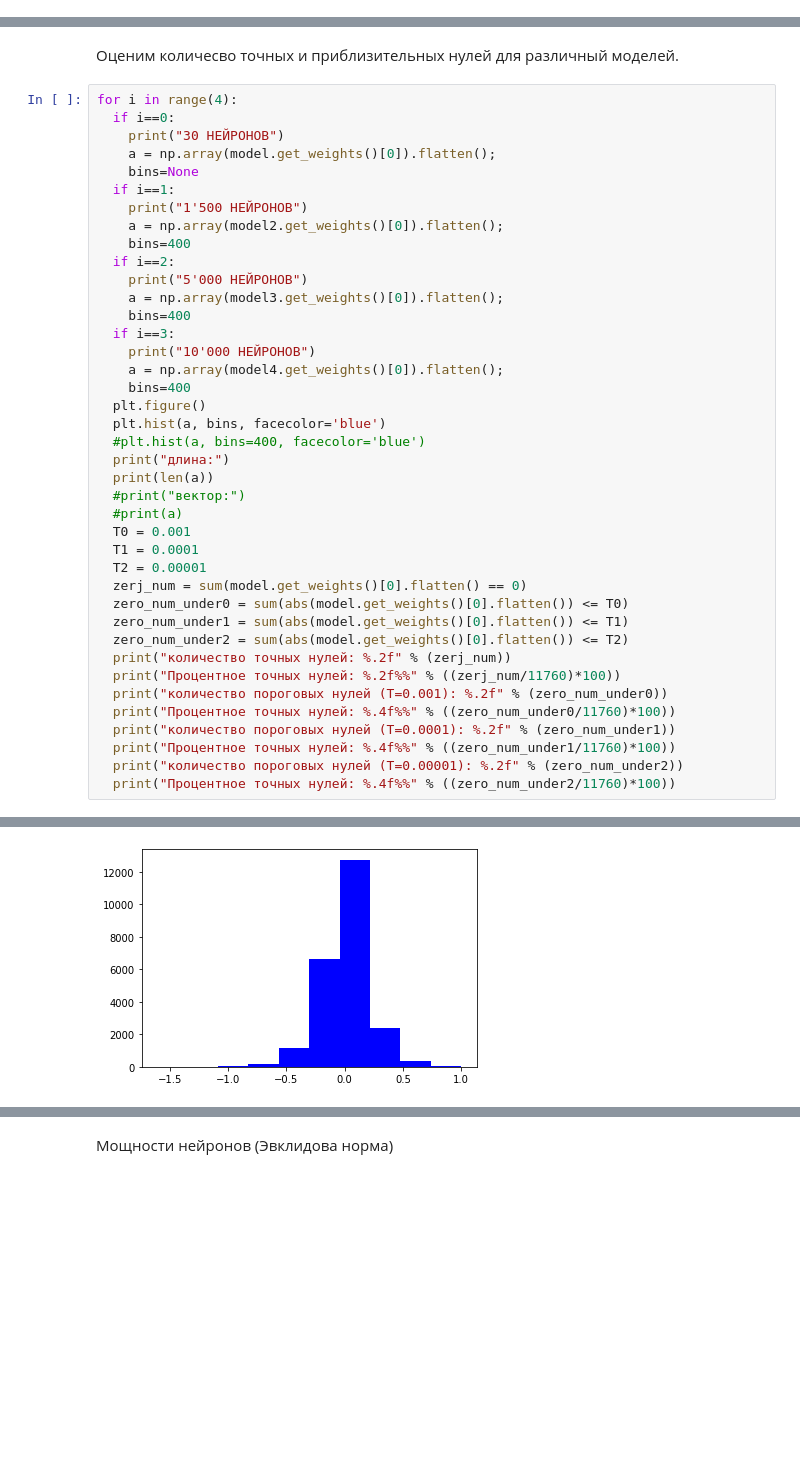
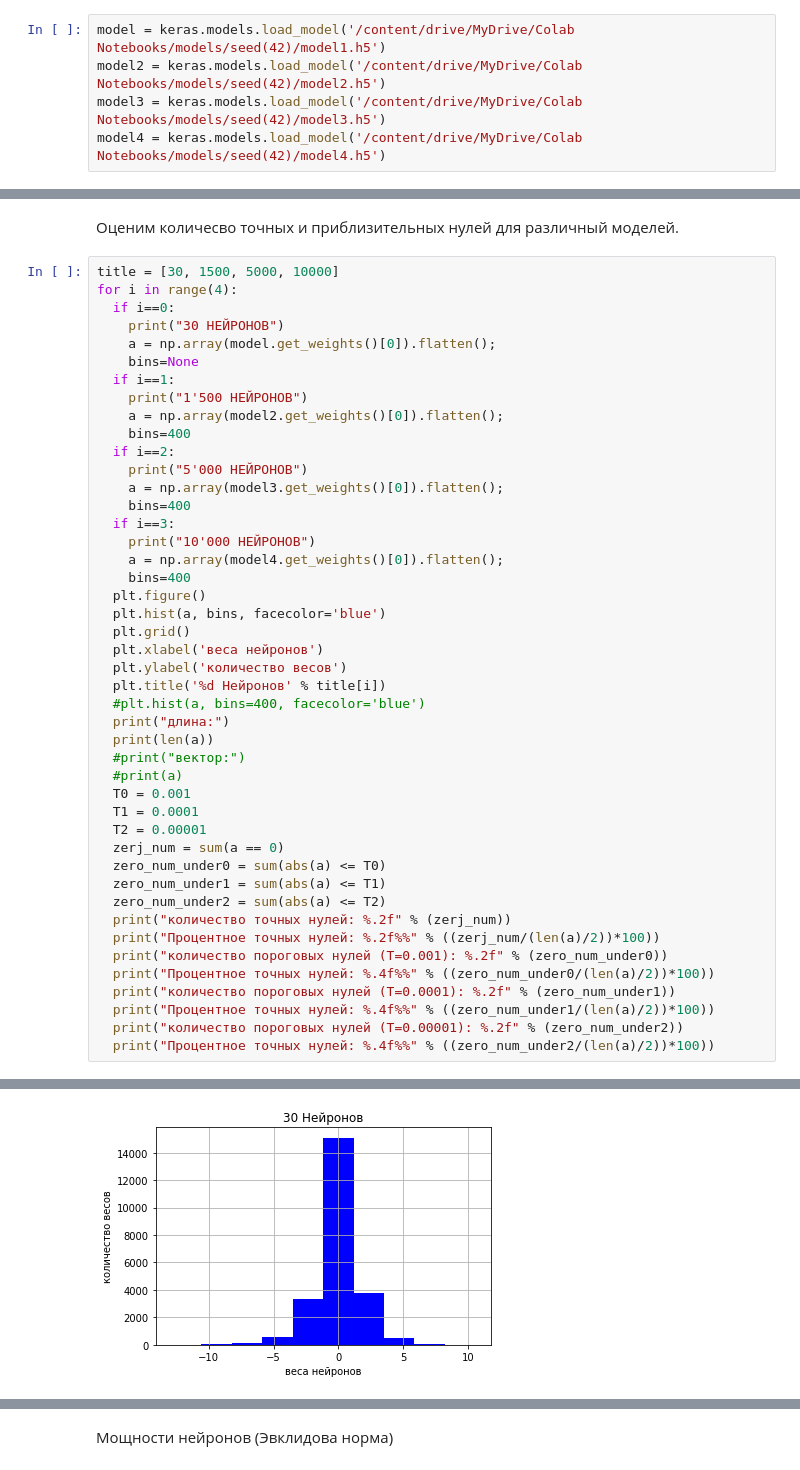
Before and after one commit to helenross636/magic_season, a Jupyter notebook: Load_nets+work_#4.ipynb, the cells around one changed output, grey strips where cells are left out. Saved outputs shown, nothing was run; the diff lists cells and outputs as text; blank space fills up the shorter version.

```diff
--- a/Load_nets+work_#4.ipynb
+++ b/Load_nets+work_#4.ipynb
@@ -18,3 +23,8 @@ model4 = keras.models.load_model('/content/model_10000.h5')
+# %%
+model = keras.models.load_model('/content/drive/MyDrive/Colab Notebooks/models/seed(42)/model1.h5')
+model2 = keras.models.load_model('/content/drive/MyDrive/Colab Notebooks/models/seed(42)/model2.h5')
+model3 = keras.models.load_model('/content/drive/MyDrive/Colab Notebooks/models/seed(42)/model3.h5')
+model4 = keras.models.load_model('/content/drive/MyDrive/Colab Notebooks/models/seed(42)/model4.h5')
 # %% [markdown]
 # **Нейронные сети с различным числом нейронов на скрытом слое [30; 1'500; 5'000; 10'000]**
 # %% [markdown]
@@ -22,6 +32,7 @@ model4 = keras.models.load_model('/content/model_10000.h5')
 # %% [markdown]
 Оценим количесво точных и приблизительных нулей для различный моделей.
 # %%
+title = [30, 1500, 5000, 10000]
 for i in range(4):
   if i==0:
     print("30 НЕЙРОНОВ")
@@ -41,6 +52,10 @@ for i in range(4):
     bins=400
   plt.figure()
   plt.hist(a, bins, facecolor='blue')
+  plt.grid()
+  plt.xlabel('веса нейронов')
+  plt.ylabel('количество весов')
+  plt.title('%d Нейронов' % title[i])
   #plt.hist(a, bins=400, facecolor='blue')
   print("длина:")
   print(len(a))
@@ -49,18 +64,18 @@ for i in range(4):
   T0 = 0.001
   T1 = 0.0001
   T2 = 0.00001
-  zerj_num = sum(model.get_weights()[0].flatten() == 0)
-  zero_num_under0 = sum(abs(model.get_weights()[0].flatten()) <= T0)
-  zero_num_under1 = sum(abs(model.get_weights()[0].flatten()) <= T1)
-  zero_num_under2 = sum(abs(model.get_weights()[0].flatten()) <= T2)
+  zerj_num = sum(a == 0)
+  zero_num_under0 = sum(abs(a) <= T0)
+  zero_num_under1 = sum(abs(a) <= T1)
+  zero_num_under2 = sum(abs(a) <= T2)
   print("количество точных нулей: %.2f" % (zerj_num))
-  print("Процентное точных нулей: %.2f%%" % ((zerj_num/11760)*100))
+  print("Процентное точных нулей: %.2f%%" % ((zerj_num/(len(a)/2))*100))
   print("количество пороговых нулей (Т=0.001): %.2f" % (zero_num_under0))
-  print("Процентное точных нулей: %.4f%%" % ((zero_num_under0/11760)*100))
+  print("Процентное точных нулей: %.4f%%" % ((zero_num_under0/(len(a)/2))*100))
   print("количество пороговых нулей (Т=0.0001): %.2f" % (zero_num_under1))
-  print("Процентное точных нулей: %.4f%%" % ((zero_num_under1/11760)*100))
+  print("Процентное точных нулей: %.4f%%" % ((zero_num_under1/(len(a)/2))*100))
   print("количество пороговых нулей (Т=0.00001): %.2f" % (zero_num_under2))
-  print("Процентное точных нулей: %.4f%%" % ((zero_num_under2/11760)*100))
+  print("Процентное точных нулей: %.4f%%" % ((zero_num_under2/(len(a)/2))*100))
 # %% [output]
 30 НЕЙРОНОВ
 длина:
@@ -82 +97 @@ for i in range(4):
-[figure, old version]
+[figure, new version]
```
Also changed, not shown: parts of 3 cells of this notebook.
